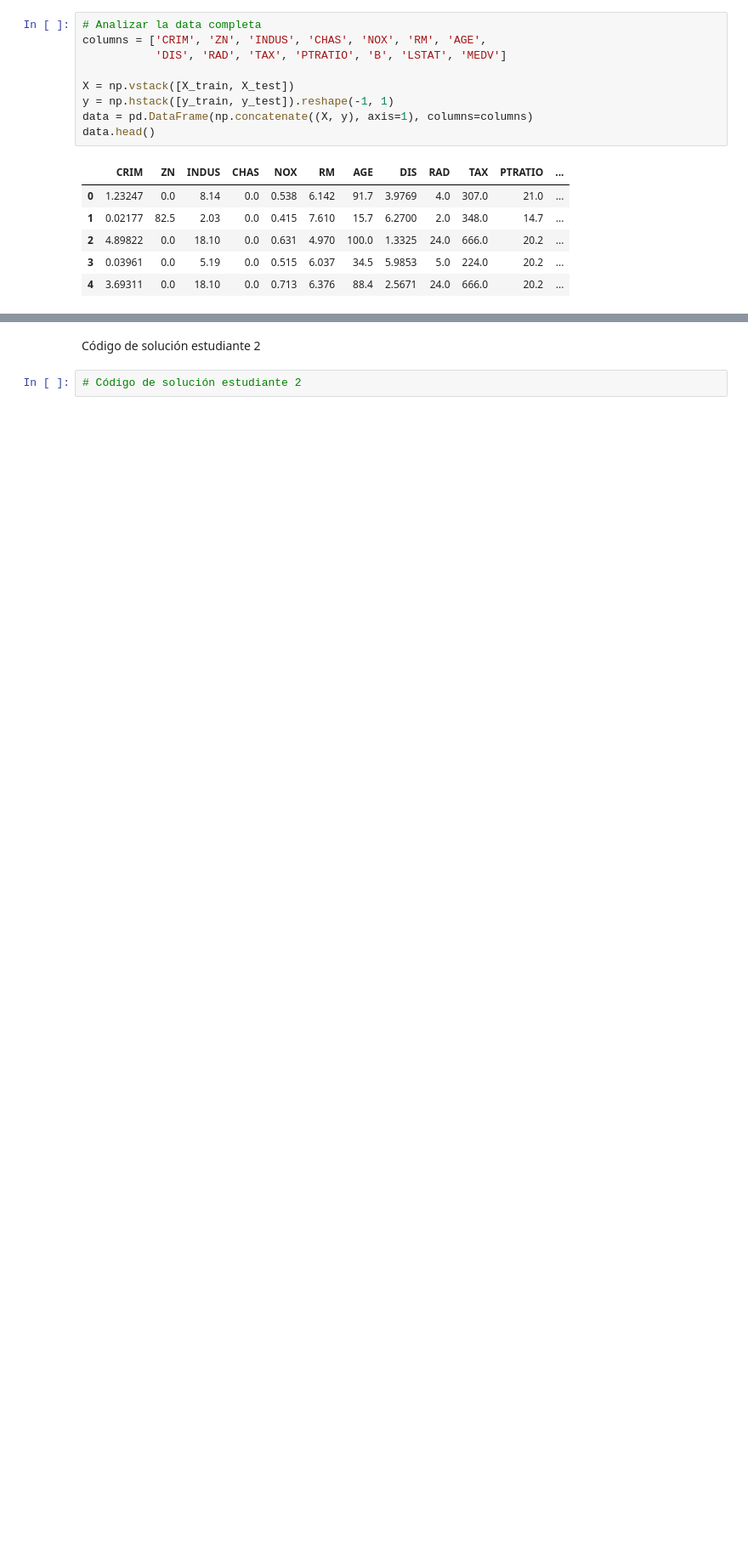
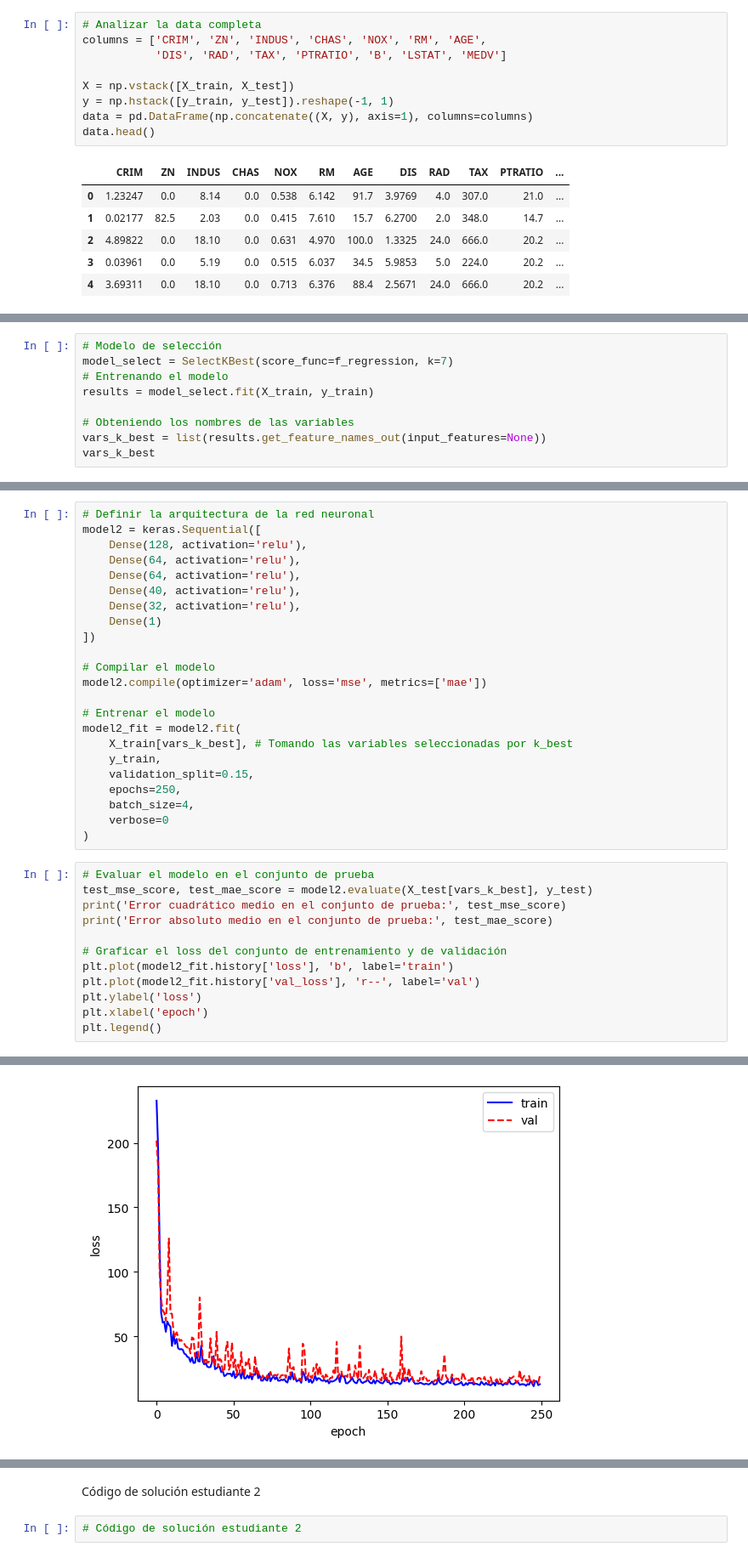
Before and after one commit to anarosaura/Tarea4_Haces_Zamarron, a Jupyter notebook: Tarea_4 (JM_Haces y AR_Zamarron).ipynb, the cells around one changed output, grey strips where cells are left out. Shown at 85% size. Saved outputs shown, nothing was run; the diff lists cells and outputs as text; blank space fills up the shorter version.

```diff
--- a/Tarea_4 (JM_Haces y AR_Zamarron).ipynb
+++ b/Tarea_4 (JM_Haces y AR_Zamarron).ipynb
@@ -109,0 +191,9 @@ Código de solución estudiante 1
+# %%
+# Modelo de selección
+model_select = SelectKBest(score_func=f_regression, k=7)
+# Entrenando el modelo
+results = model_select.fit(X_train, y_train)
+
+# Obteniendo los nombres de las variables
+vars_k_best = list(results.get_feature_names_out(input_features=None))
+vars_k_best
@@ -109,0 +202,36 @@ Código de solución estudiante 1
+# %%
+# Definir la arquitectura de la red neuronal
+model2 = keras.Sequential([
+    Dense(128, activation='relu'),
+    Dense(64, activation='relu'),
+    Dense(64, activation='relu'),
+    Dense(40, activation='relu'),
+    Dense(32, activation='relu'),
+    Dense(1)
+])
+
+# Compilar el modelo
+model2.compile(optimizer='adam', loss='mse', metrics=['mae'])
+
+# Entrenar el modelo
+model2_fit = model2.fit(
+    X_train[vars_k_best], # Tomando las variables seleccionadas por k_best
+    y_train,
+    validation_split=0.15,
+    epochs=250,
+    batch_size=4,
+    verbose=0
+)
+# %%
+# Evaluar el modelo en el conjunto de prueba
+test_mse_score, test_mae_score = model2.evaluate(X_test[vars_k_best], y_test)
+print('Error cuadrático medio en el conjunto de prueba:', test_mse_score)
+print('Error absoluto medio en el conjunto de prueba:', test_mae_score)
+
+# Graficar el loss del conjunto de entrenamiento y de validación
+plt.plot(model2_fit.history['loss'], 'b', label='train')
+plt.plot(model2_fit.history['val_loss'], 'r--', label='val')
+plt.ylabel('loss')
+plt.xlabel('epoch')
+plt.legend()
+# %% [output]
@@ -109,0 +242 @@ Código de solución estudiante 1
+[figure, added]
```
Also changed, not shown: parts of 20 cells of this notebook.
